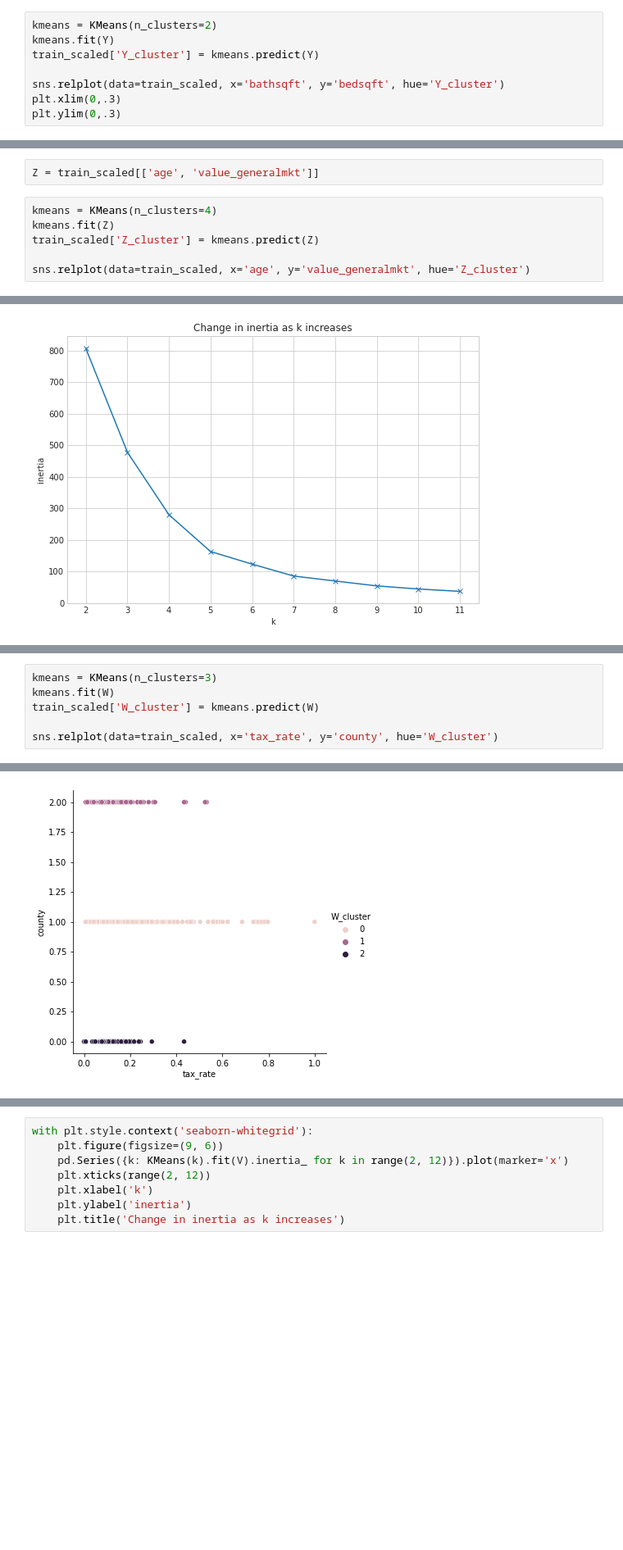
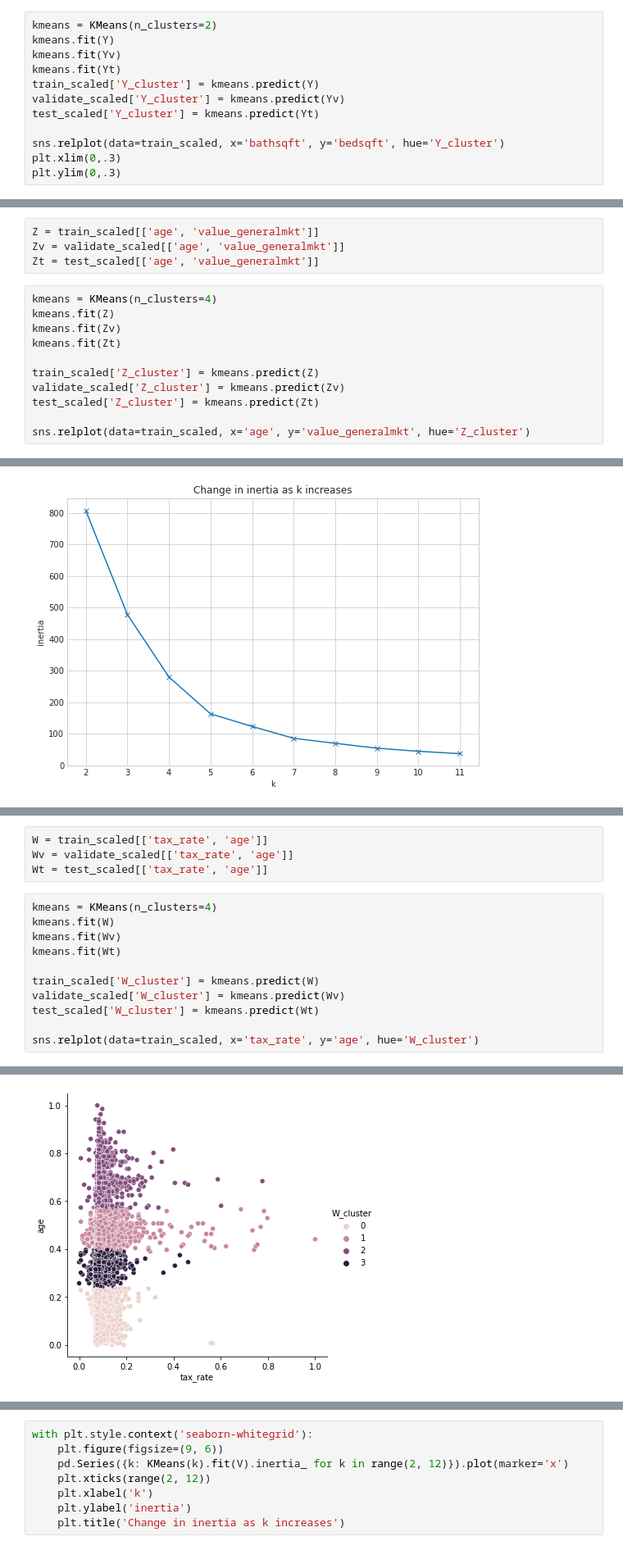
Before and after one commit to albertopuentes/Clustering-Project---Tale-of-Two-Cities, a Jupyter notebook: clustering_notebook.ipynb, the cells around one changed output, grey strips where cells are left out. Shown at 82% size. Saved outputs shown, nothing was run; the diff lists cells and outputs as text; blank space fills up the shorter version.

Commit message:
Final Notebook - Clustering Project

```diff
--- a/clustering_notebook.ipynb
+++ b/clustering_notebook.ipynb
@@ -738,7 +880,11 @@ Y = train_scaled[['bathsqft', 'bedsqft', 'value_generalmkt']]
 # %%
 kmeans = KMeans(n_clusters=2)
 kmeans.fit(Y)
+kmeans.fit(Yv)
+kmeans.fit(Yt)
 train_scaled['Y_cluster'] = kmeans.predict(Y)
+validate_scaled['Y_cluster'] = kmeans.predict(Yv)
+test_scaled['Y_cluster'] = kmeans.predict(Yt)
 
 sns.relplot(data=train_scaled, x='bathsqft', y='bedsqft', hue='Y_cluster')
 plt.xlim(0,.3)
@@ -759,9 +923,16 @@ with plt.style.context('seaborn-whitegrid'):
 # %%
 Z = train_scaled[['age', 'value_generalmkt']]
+Zv = validate_scaled[['age', 'value_generalmkt']]
+Zt = test_scaled[['age', 'value_generalmkt']]
 # %%
 kmeans = KMeans(n_clusters=4)
 kmeans.fit(Z)
+kmeans.fit(Zv)
+kmeans.fit(Zt)
+
 train_scaled['Z_cluster'] = kmeans.predict(Z)
+validate_scaled['Z_cluster'] = kmeans.predict(Zv)
+test_scaled['Z_cluster'] = kmeans.predict(Zt)
 
 sns.relplot(data=train_scaled, x='age', y='value_generalmkt', hue='Z_cluster')
 # %% [output]
@@ -782,12 +969,21 @@ W = train_scaled[['tax_rate', 'county']]
+# %%
+W = train_scaled[['tax_rate', 'age']]
+Wv = validate_scaled[['tax_rate', 'age']]
+Wt = test_scaled[['tax_rate', 'age']]
 # %%
-kmeans = KMeans(n_clusters=3)
+kmeans = KMeans(n_clusters=4)
 kmeans.fit(W)
+kmeans.fit(Wv)
+kmeans.fit(Wt)
+
 train_scaled['W_cluster'] = kmeans.predict(W)
+validate_scaled['W_cluster'] = kmeans.predict(Wv)
+test_scaled['W_cluster'] = kmeans.predict(Wt)
 
-sns.relplot(data=train_scaled, x='tax_rate', y='county', hue='W_cluster')
+sns.relplot(data=train_scaled, x='tax_rate', y='age', hue='W_cluster')
 # %% [output]
 <seaborn.axisgrid.FacetGrid at 0x...>
-[figure, old version]
+[figure, new version]
 # %%
 with plt.style.context('seaborn-whitegrid'):
     plt.figure(figsize=(9, 6))
```
Also changed, not shown: parts of 71 cells of this notebook.
